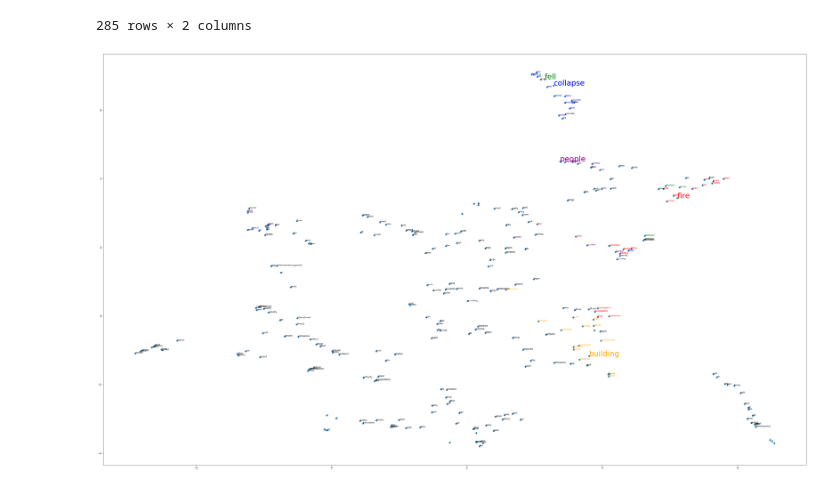
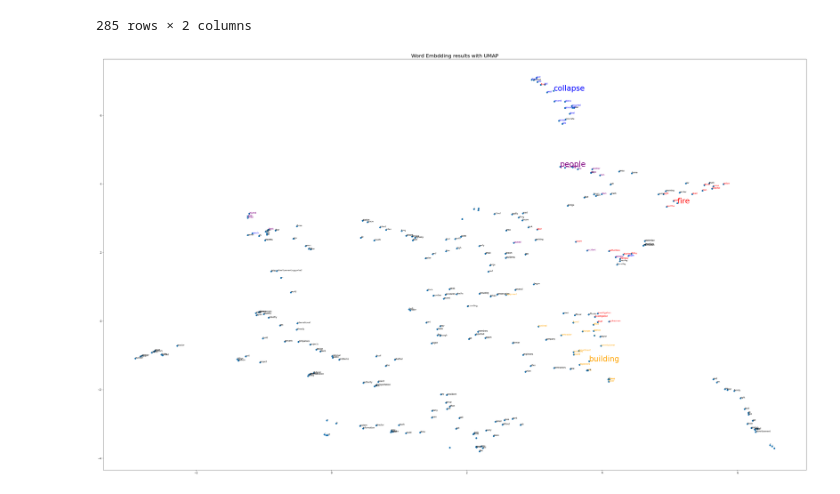
Before and after one commit to philz0918/Construction_analysis, a Jupyter notebook: NYT_data.ipynb, the cells around one changed output. Saved outputs shown, nothing was run; the diff lists cells and outputs as text; code cells hidden in the pictures.

```diff
--- a/NYT_data.ipynb
+++ b/NYT_data.ipynb
@@ -356,9 +369,9 @@ sim_fire_word = []
 for i in range(len(sim_list_fire)) :
     sim_fire_word.append(sim_list_fire[i][0])
 #print(sim_fire_word)
-sim_fall_word = []
+sim_fell_word = []
 for i in range(len(sim_list_fall)) :
-    sim_fall_word.append(sim_list_fall[i][0])
+    sim_fell_word.append(sim_list_fall[i][0])
 #print(sim_fall_word)
 sim_collapse_word =[]
 for i in range(len(sim_list_collapse)):
@@ -373,7 +386,7 @@ for i in range(len(sim_list_people)):
     sim_people_word.append(sim_list_people[i][0])
 #print(sim_people_word)
 
-keywords = ['fire','fall','collapse','building','people']
+keywords = ['fire','fell','collapse','building','people']
 keyword_dict = {}
 
 for keyword in keywords :
@@ -383,4 +396,4 @@ for keyword in keywords :
     keyword_dict[keyword] = locals()[a]
 
 df_keyword = pd.DataFrame.from_dict(keyword_dict)
-df_keyword.to_csv('keyword_simlist.csv')
+#df_keyword.to_csv('keyword_simlist.csv')
@@ -460,36 +503,42 @@ fig = plt.figure()
 fig.set_size_inches(50,30)
 ax = fig.add_subplot(1,1,1)
 
 ax.scatter(df[0],df[1])
 
 for i, txt in enumerate(X_l):
 
     if txt == 'fire' :
         ax.annotate(txt, (df.loc[i][0],df.loc[i][1]), color = 'red', fontsize=30)
     elif txt in sim_fire_word :
         ax.annotate(txt, (df.loc[i][0],df.loc[i][1]), color ='red', fontsize=8)
-    elif txt =='fell' :
-        ax.annotate(txt, (df.loc[i][0],df.loc[i][1]),color='green', fontsize=30)
+
+
+
+   #elif txt =='fell' :
+        #ax.annotate(txt, (df.loc[i][0],df.loc[i][1]),color='green', fontsize=30)
+
+    #elif txt in sim_fall_word :
+        #ax.annotate(txt, (df.loc[i][0],df.loc[i][1]), color ='green', fontsize=8)
 
     elif txt =='collapse' :
         ax.annotate(txt, (df.loc[i][0],df.loc[i][1]), color = 'blue', fontsize=30)
     elif txt in sim_collapse_word :
         ax.annotate(txt, (df.loc[i][0],df.loc[i][1]), color ='blue', fontsize=8)
 
     elif txt =='building' :
         ax.annotate(txt, (df.loc[i][0],df.loc[i][1]), color ='orange', fontsize=30)
     elif txt in sim_building_word :
         ax.annotate(txt, (df.loc[i][0],df.loc[i][1]), color ='orange', fontsize=8)
 
-    elif txt in sim_fall_word :
-        ax.annotate(txt, (df.loc[i][0],df.loc[i][1]), color ='green', fontsize=8)
+
 
     elif txt =='people' :
         ax.annotate(txt, (df.loc[i][0],df.loc[i][1]),color = 'purple', fontsize=30)
     elif txt in sim_people_word :
         ax.annotate(txt, (df.loc[i][0],df.loc[i][1]), color ='purple', fontsize=8)
     else :
         ax.annotate(txt, (df.loc[i][0],df.loc[i][1]), fontsize=8)
-plt.savefig('fire_word2vec_040904_best.png')
+plt.title ("Word Embdding results with UMAP", fontsize = 20)
+plt.savefig('fire_word2vec_0521_best_fell.pdf')
 # %% [output]
-[figure, old version]
+[figure, new version]
```
Also changed, not shown: parts of 12 cells of this notebook, 31 other files.
